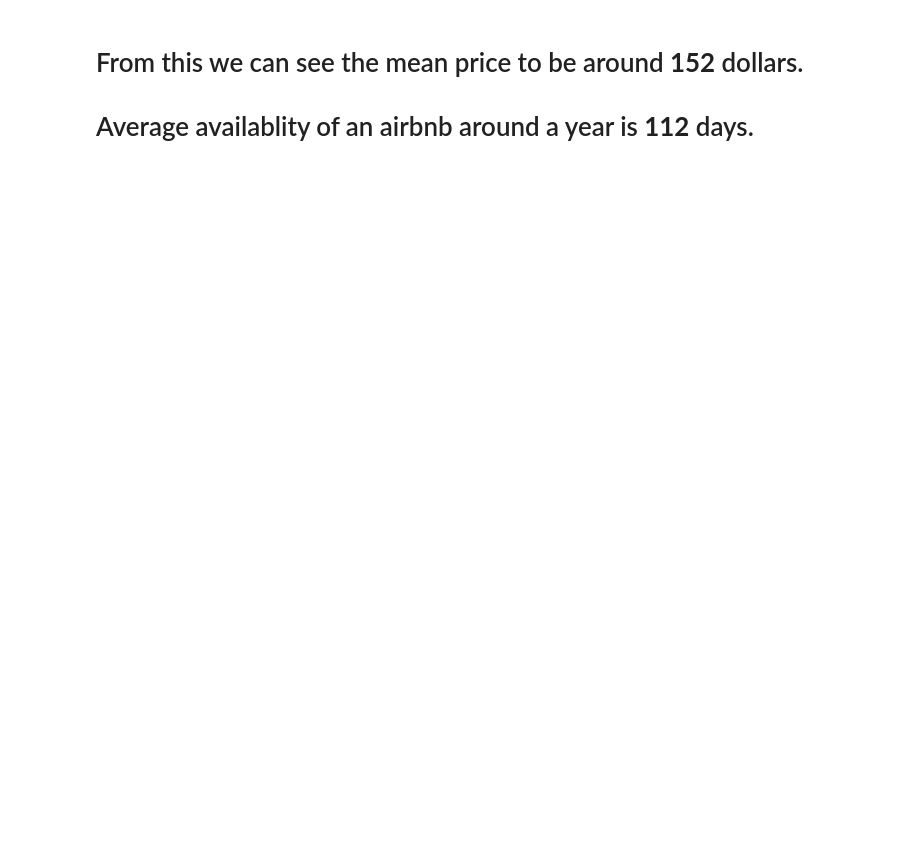
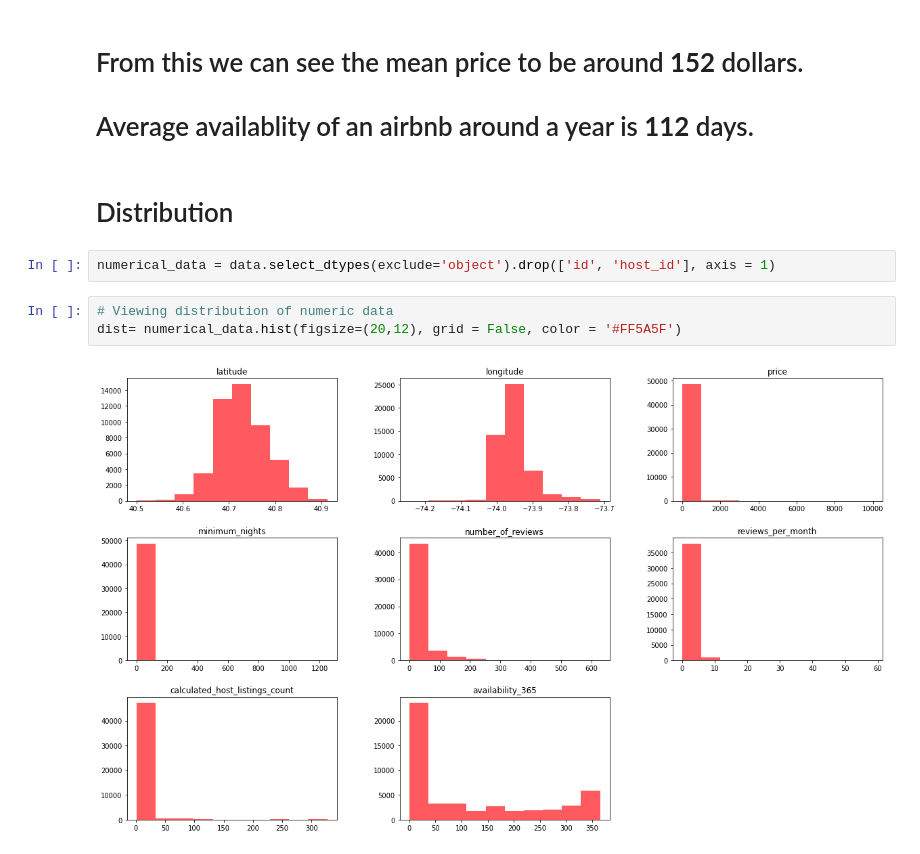
Before and after one commit to vaidande/Airbnb-Booking-Analysis, a Jupyter notebook: Airbnb_Bookings_Analysis_Capstone_Project_by_Ritik_Vaidande.ipynb, the cells around one changed output. Cells and saved outputs as stored; diff of their text form; blank space fills up the shorter version.

```diff
--- a/Airbnb_Bookings_Analysis_Capstone_Project_by_Ritik_Vaidande.ipynb
+++ b/Airbnb_Bookings_Analysis_Capstone_Project_by_Ritik_Vaidande.ipynb
@@ -200,3 +200,12 @@ data.describe()
 # %% [markdown]
 # From this we can see the mean price to be around **152** dollars.
 # Average availablity of an airbnb around a year is **112** days.
+# %% [markdown]
+# Distribution
+# %%
+numerical_data = data.select_dtypes(exclude='object').drop(['id', 'host_id'], axis = 1)
+# %%
+# Viewing distribution of numeric data
+dist= numerical_data.hist(figsize=(20,12), grid = False, color = '#FF5A5F')
+# %% [output]
+[figure, added]
```
Also changed, not shown: parts of 24 cells of this notebook.
